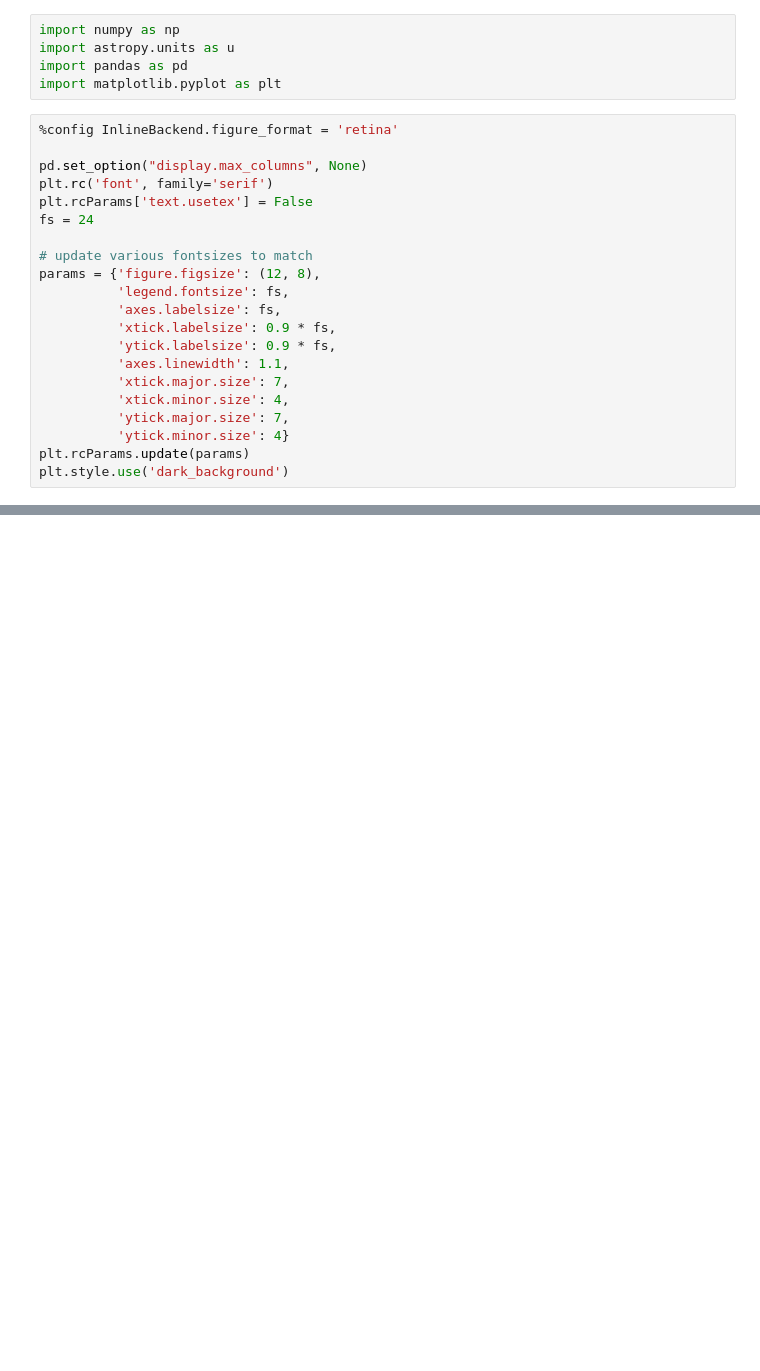
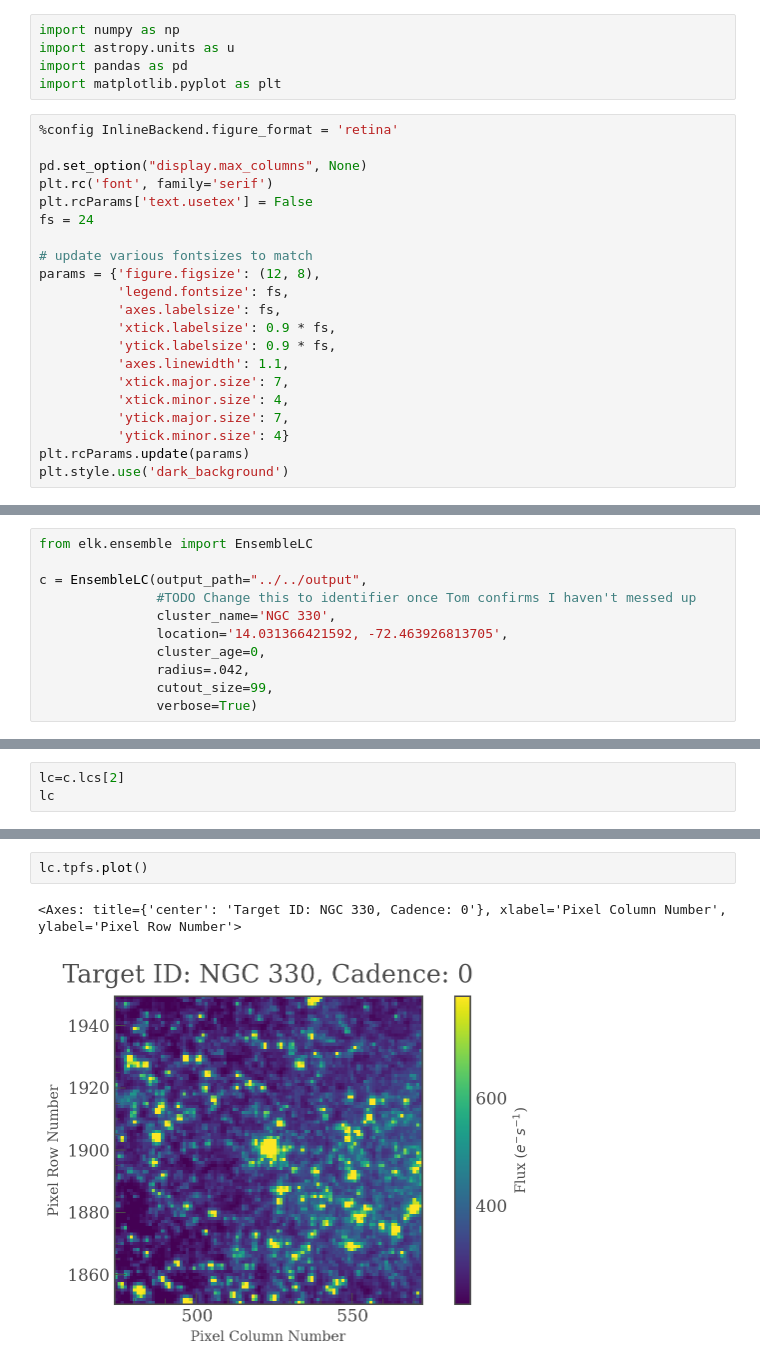
Before and after one commit to tobin-wainer/elk, a Jupyter notebook: docs/pages/getting_started.ipynb, the cells around one changed output, grey strips where cells are left out. Cells and saved outputs as stored; diff of their text form; blank space fills up the shorter version.

```diff
--- a/docs/pages/getting_started.ipynb
+++ b/docs/pages/getting_started.ipynb
@@ -281,0 +49,11 @@ plt.show()
+# %%
+from elk.ensemble import EnsembleLC
+
+c = EnsembleLC(output_path="../../output",
+               #TODO Change this to identifier once Tom confirms I haven't messed up
+               cluster_name='NGC 330',
+               location='14.031366421592, -72.463926813705',
+               cluster_age=0,
+               radius=.042,
+               cutout_size=99,
+               verbose=True)
@@ -281,0 +93,3 @@ plt.show()
+# %%
+lc=c.lcs[2]
+lc
@@ -281,0 +104,5 @@ plt.show()
+# %%
+lc.tpfs.plot()
+# %% [output]
+<Axes: title={'center': 'Target ID: NGC 330, Cadence: 0'}, xlabel='Pixel Column Number', ylabel='Pixel Row Number'>
+[figure, added]
```
Also changed, not shown: parts of 42 cells of this notebook.
